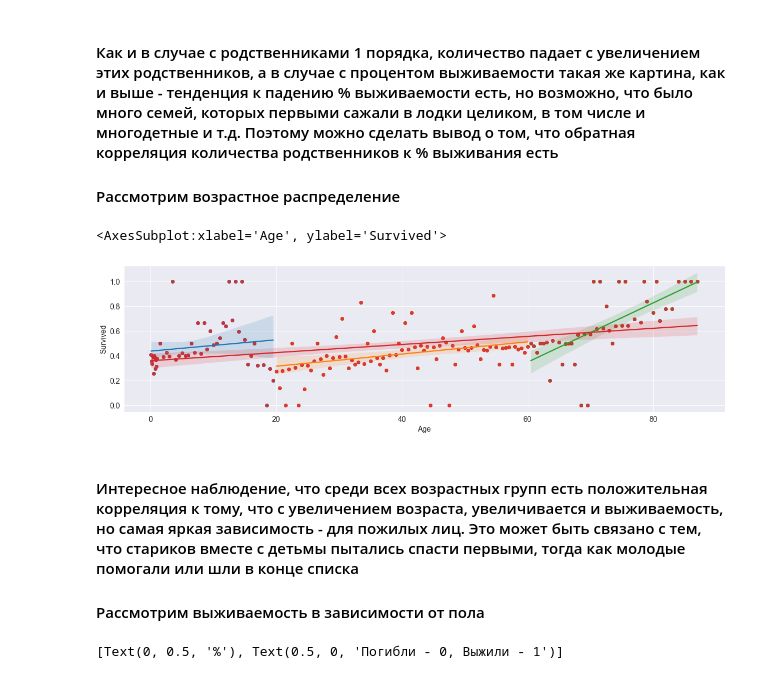
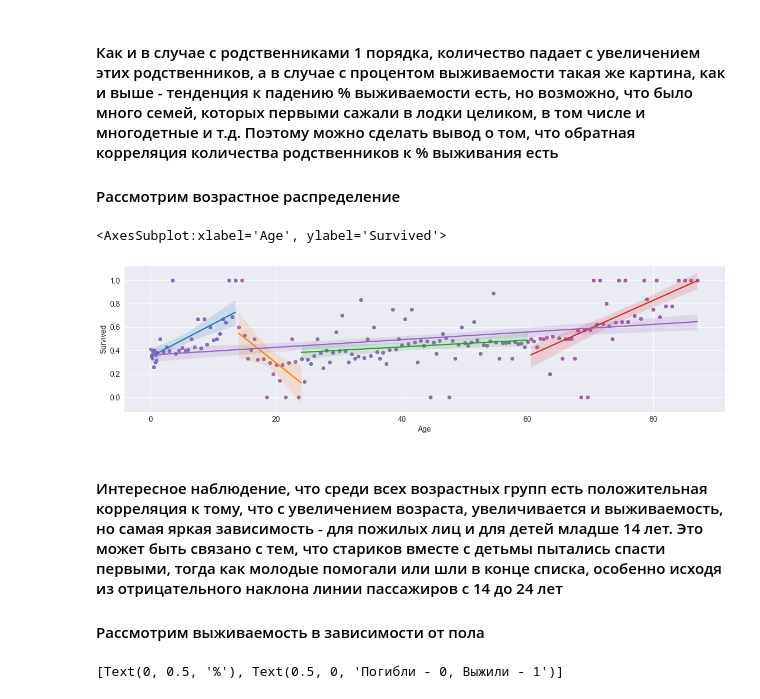
Before and after one commit to ex4ce/homework, a Jupyter notebook: data_exploration_homework.ipynb, the cells around one changed output. Drawn from its saved outputs; the diff is of its cells as text; code cells hidden in the pictures.

```diff
--- a/data_exploration_homework.ipynb
+++ b/data_exploration_homework.ipynb
@@ -224,18 +224,20 @@ sns.barplot(x = df_par_agg.Parch,y=df_par_agg.iloc[:,2]).set(title='Количе
 #### Рассмотрим возрастное распределение
 # %%
 df_age = df_main[['Age','Survived']].groupby(['Age']).mean().reset_index()
-df_young = df_age[df_age['Age']<20]
-df_med = df_age[(df_age['Age']>=20) & (df_age['Age']<=60)]
+df_baby = df_age[df_age['Age']<14]
+df_young = df_age[(df_age['Age']>=14) & (df_age['Age']<=24)]
+df_med = df_age[(df_age['Age']>=24) & (df_age['Age']<=60)]
 df_old = df_age[(df_age['Age']>60)]
+sns.regplot(x=df_baby['Age'],y=df_baby['Survived'])
 sns.regplot(x=df_young['Age'],y=df_young['Survived'])
 sns.regplot(x=df_med['Age'],y=df_med['Survived'])
 sns.regplot(x=df_old['Age'],y=df_old['Survived'])
 sns.regplot(x=df_age['Age'],y=df_age['Survived'])
 # %% [output]
 <AxesSubplot:xlabel='Age', ylabel='Survived'>
-[figure, old version]
+[figure, new version]
 # %% [markdown]
-#### Интересное наблюдение, что среди всех возрастных групп есть положительная корреляция к тому, что с увеличением возраста, увеличивается и выживаемость, но самая яркая зависимость - для пожилых лиц. Это может быть связано с тем, что стариков вместе с детьмы пытались спасти первыми, тогда как молодые помогали или шли в конце списка
+#### Интересное наблюдение, что среди всех возрастных групп есть положительная корреляция к тому, что с увеличением возраста, увеличивается и выживаемость, но самая яркая зависимость - для пожилых лиц и для детей младше 14 лет. Это может быть связано с тем, что стариков вместе с детьмы пытались спасти первыми, тогда как молодые помогали или шли в конце списка, особенно исходя из отрицательного наклона линии пассажиров с 14 до 24 лет
 #### Рассмотрим выживаемость в зависимости от пола
 # %%
 df_sex = df_main[['Survived','Sex']]
```
Also changed, not shown: parts of 11 cells of this notebook.
